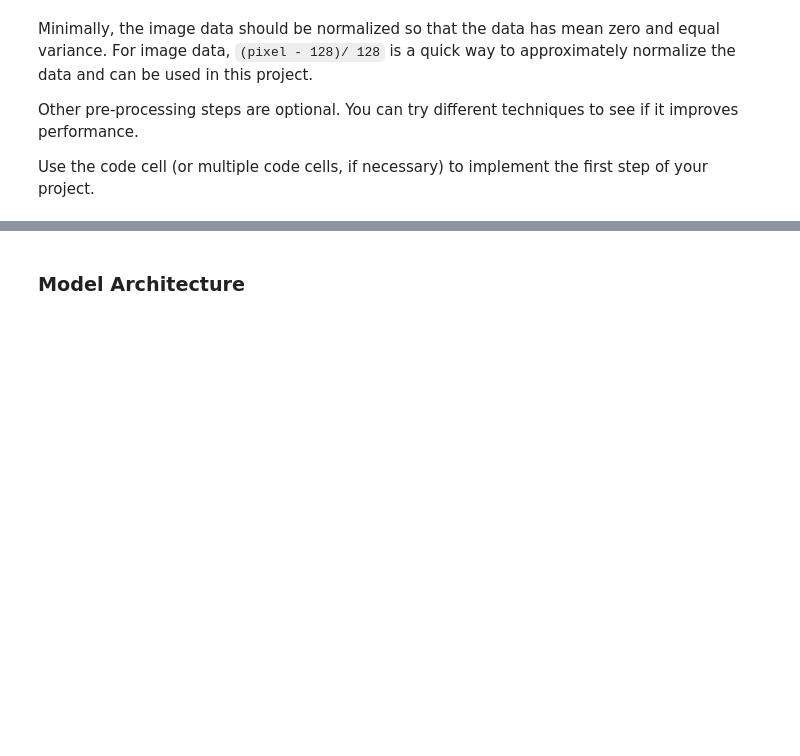
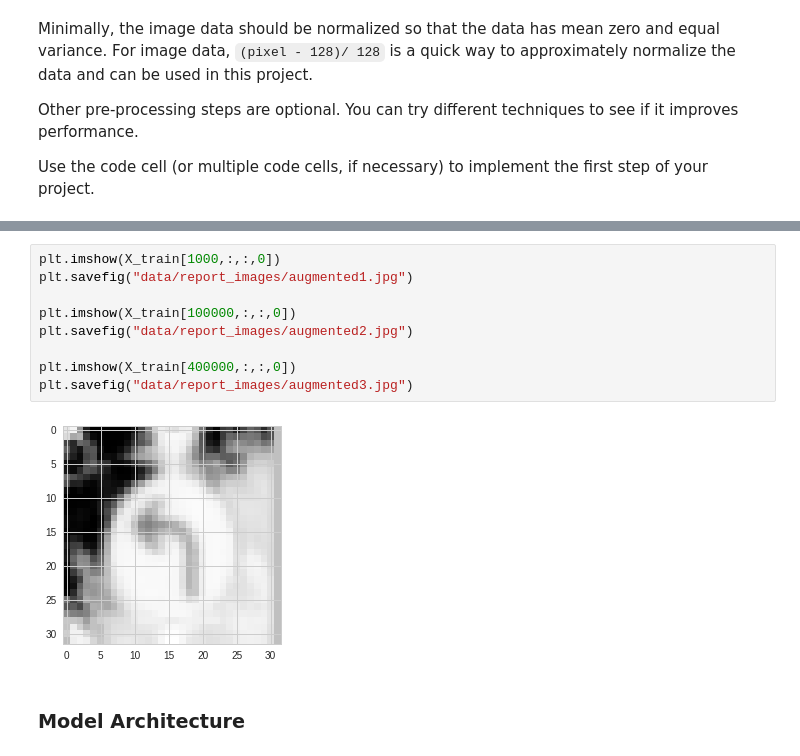
Before and after one commit to ruleva1983/udacity-selfdrivingcar, a Jupyter notebook: term1/traffic_sign/Traffic_Sign_Classifier.ipynb, the cells around one changed output, grey strips where cells are left out. Saved outputs shown, nothing was run; the diff lists cells and outputs as text; blank space fills up the shorter version.

```diff
--- a/term1/traffic_sign/Traffic_Sign_Classifier.ipynb
+++ b/term1/traffic_sign/Traffic_Sign_Classifier.ipynb
@@ -250,3 +273,14 @@ X_train, _, y_train, _ = train_test_split(X_train, y_train, test_size=0.001, ran
+# %%
+plt.imshow(X_train[1000,:,:,0])
+plt.savefig("data/report_images/augmented1.jpg")
+
+plt.imshow(X_train[100000,:,:,0])
+plt.savefig("data/report_images/augmented2.jpg")
+
+plt.imshow(X_train[400000,:,:,0])
+plt.savefig("data/report_images/augmented3.jpg")
+# %% [output]
+[figure, added]
 # %% [markdown]
 ### Model Architecture
 # %% [markdown]
```
Also changed, not shown: parts of 37 cells of this notebook, 4 other files.
